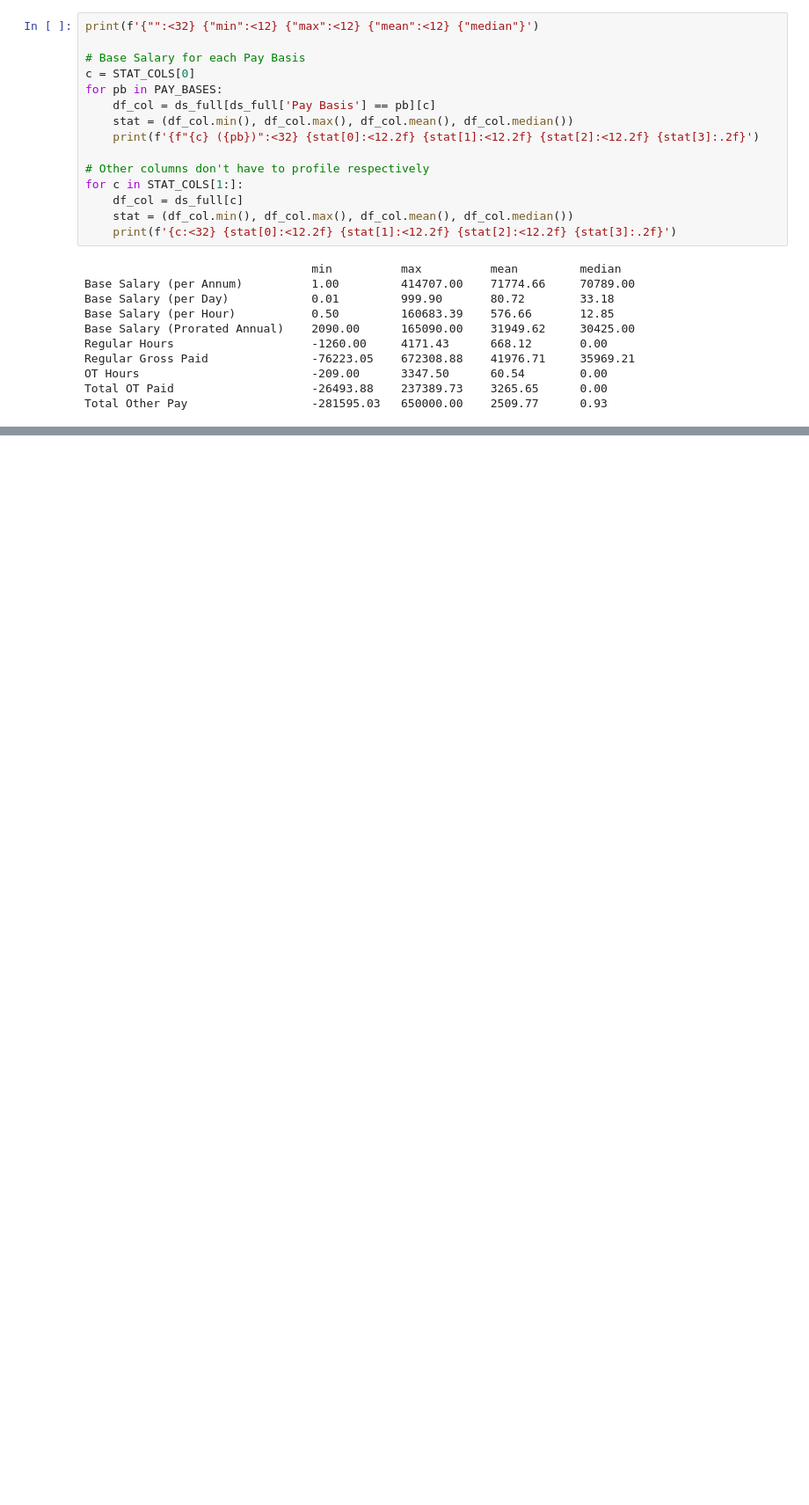
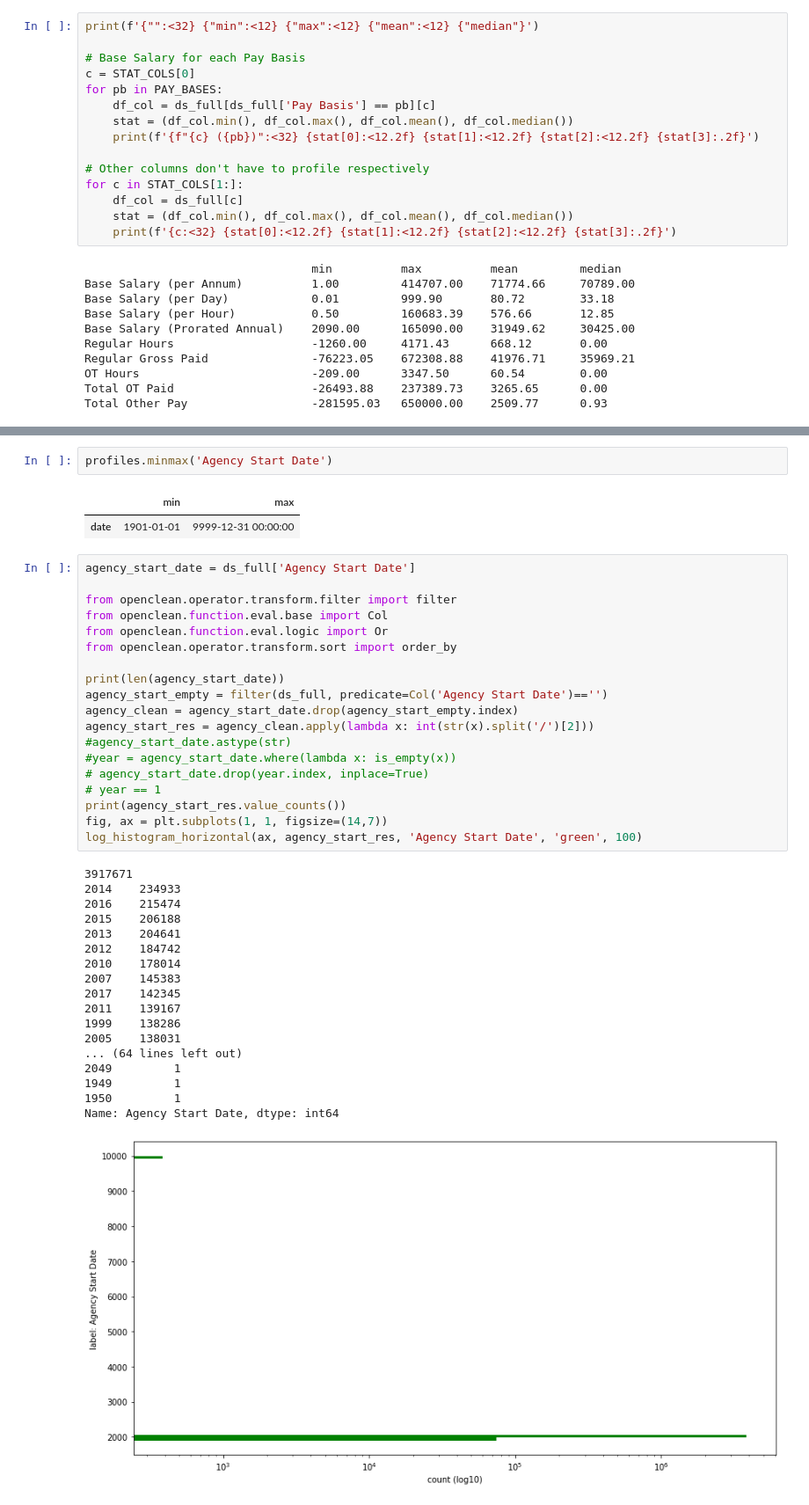
Before and after one commit to NickNameInvalid/Big_Data_Project, a Jupyter notebook: assignment_3_final.ipynb, the cells around one changed output, grey strips where cells are left out. Shown at 88% size. Cells and saved outputs as stored; diff of their text form; blank space fills up the shorter version.

```diff
--- a/assignment_3_final.ipynb
+++ b/assignment_3_final.ipynb
@@ -656,0 +619,43 @@ log_boxplot(ax, ds_full['Agency Start Date'], 'Agency Start Date', 'green')
+# %%
+profiles.minmax('Agency Start Date')
+# %% [output]
+|  | min | max |
+| date | 1901-01-01 | 9999-12-31 00:00:00 |
+# %%
+agency_start_date = ds_full['Agency Start Date']
+
+from openclean.operator.transform.filter import filter
+from openclean.function.eval.base import Col
+from openclean.function.eval.logic import Or
+from openclean.operator.transform.sort import order_by
+
+print(len(agency_start_date))
+agency_start_empty = filter(ds_full, predicate=Col('Agency Start Date')=='')
+agency_clean = agency_start_date.drop(agency_start_empty.index)
+agency_start_res = agency_clean.apply(lambda x: int(str(x).split('/')[2]))
+#agency_start_date.astype(str)
+#year = agency_start_date.where(lambda x: is_empty(x))
+# agency_start_date.drop(year.index, inplace=True)
+# year == 1
+print(agency_start_res.value_counts())
+fig, ax = plt.subplots(1, 1, figsize=(14,7))
+log_histogram_horizontal(ax, agency_start_res, 'Agency Start Date', 'green', 100)
+# %% [output]
+3917671
+2014    234933
+2016    215474
+2015    206188
+2013    204641
+2012    184742
+2010    178014
+2007    145383
+2017    142345
+2011    139167
+1999    138286
+2005    138031
+... (64 lines left out)
+2049         1
+1949         1
+1950         1
+Name: Agency Start Date, dtype: int64
+[figure, added]
```
Also changed, not shown: parts of 41 cells of this notebook.
